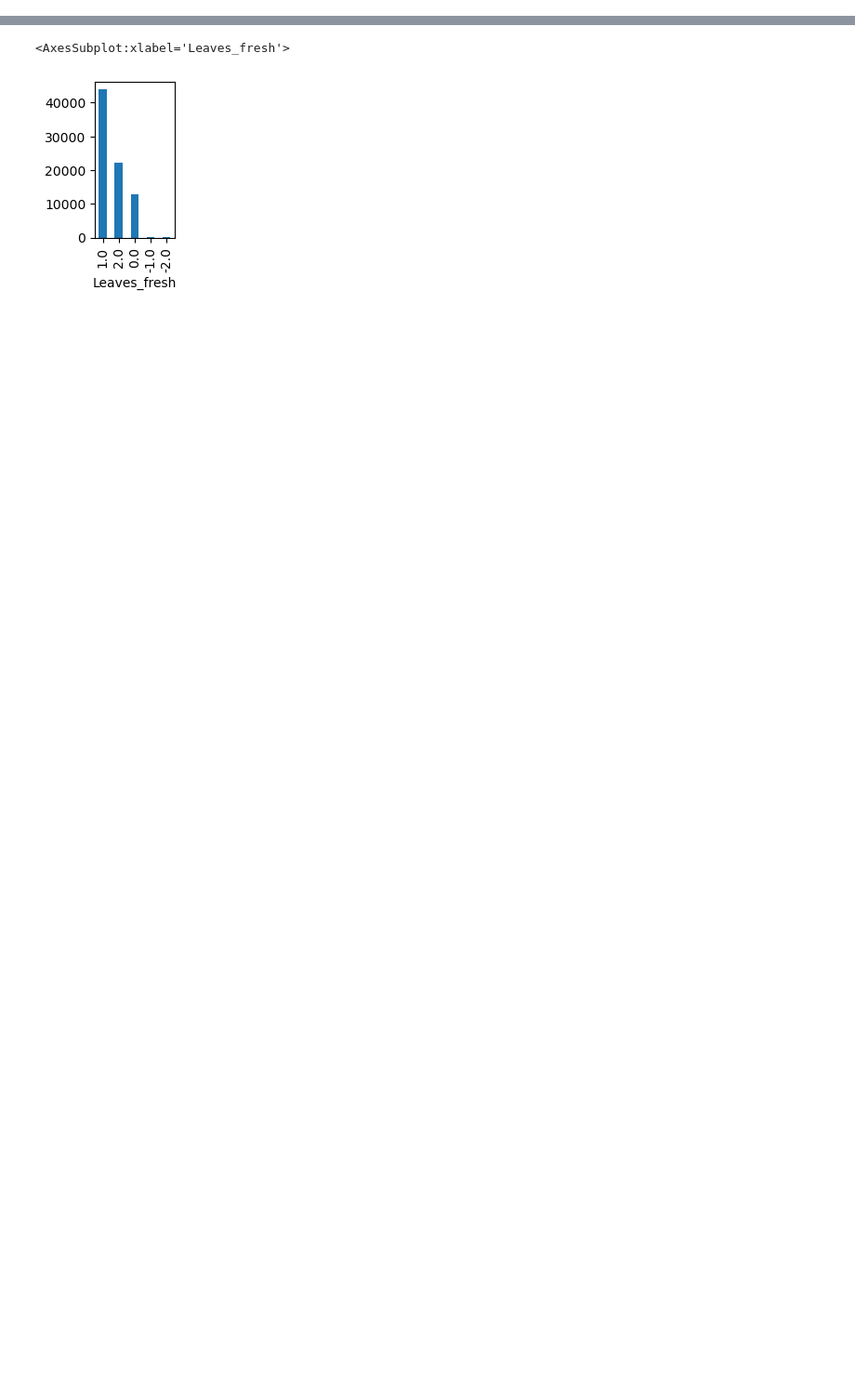
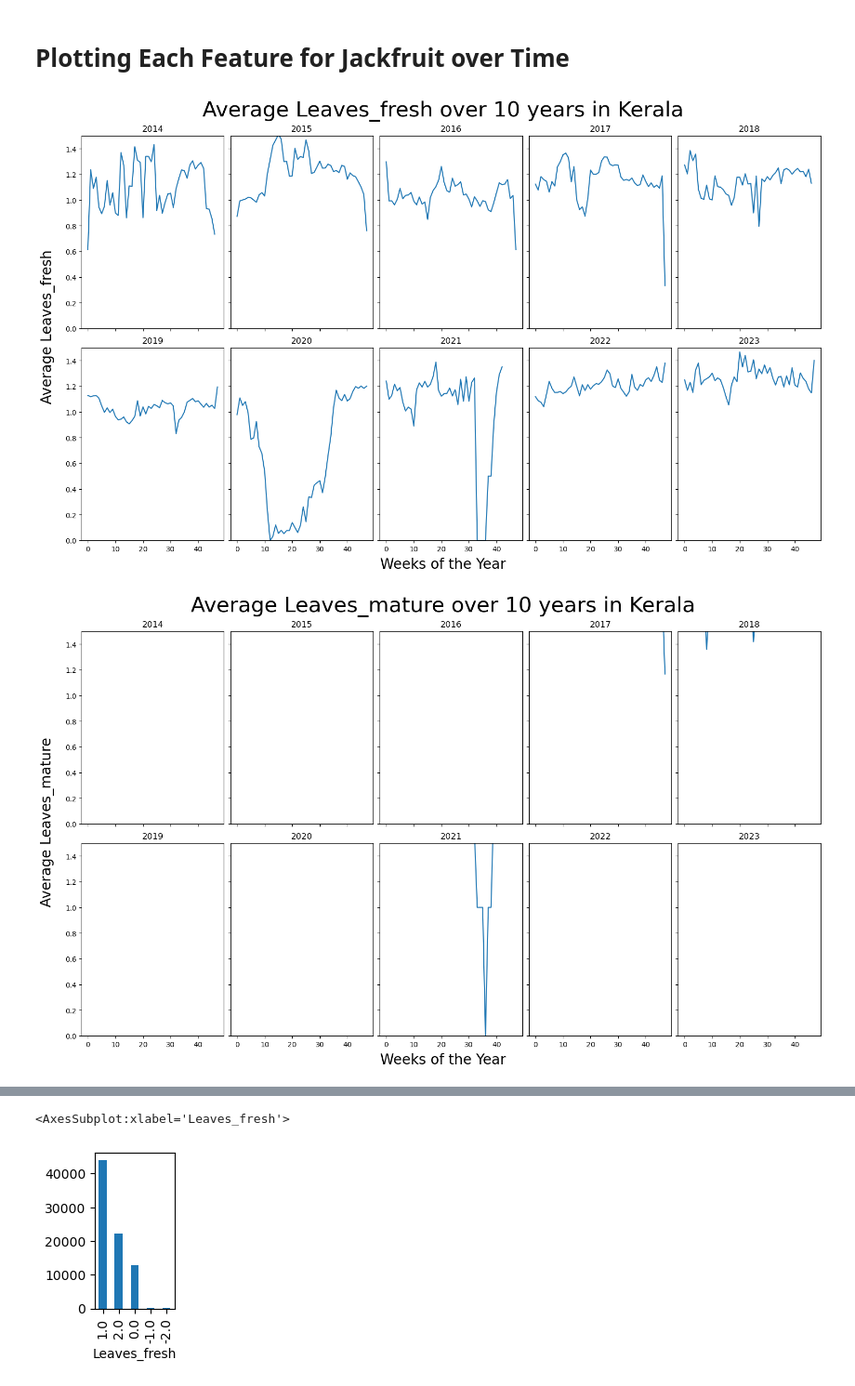
Before and after one commit to BU-Spark/pitne-season-watch, a Jupyter notebook: plotting.ipynb, the cells around one changed output, grey strips where cells are left out. Shown at 93% size. Saved outputs shown, nothing was run; the diff lists cells and outputs as text; code cells hidden in the pictures; blank space fills up the shorter version.

```diff
--- a/plotting.ipynb
+++ b/plotting.ipynb
@@ -171,0 +130,25 @@ Name: count, dtype: int64
+# %% [markdown]
+# Plotting Each Feature for Jackfruit over Time
+# %%
+jack_df = kerala_df[kerala_df['Species_name'] == 'Jackfruit- Artocarpus heterophyllus']
+for feature in jack_df.columns[2:-2]:
+    fig, ax = plt.subplots(2, 5, sharex=True, sharey=True, constrained_layout=True, figsize=(15, 9))
+    for idx, year in enumerate(kerala_df['Year'].sort_values().unique()):
+        plt.subplot(2, 5, idx+1)
+        plt.ylim(0,1.5)
+        try:
+            year_df = jack_df[jack_df['Year'] == year]
+        except:
+            continue
+        year_df = year_df[year_df[feature].isin([0,1,2])] # Getting rid of NA values
+        year_df = year_df.sort_values('Week')
+        plt.plot(np.sort(year_df['Week'].unique()), year_df.groupby(['Week'])[feature].mean())
+        plt.title(year)
+    fig.suptitle(f"Average {feature} over 10 years in Kerala", fontsize=30)
+    #plt.tick_params(labelcolor='none', which='both', top=False, bottom=False, left=False, right=False)
+    fig.text(0.5, -0.03, 'Weeks of the Year', ha='center', fontsize=20)
+    fig.text(-0.03, 0.5, f'Average {feature}', va='center', rotation='vertical', fontsize=20)
+    plt.show()
+# %% [output]
+[figure, added]
+[figure, added]
```
Also changed, not shown: parts of 29 cells of this notebook, 3 other files.
